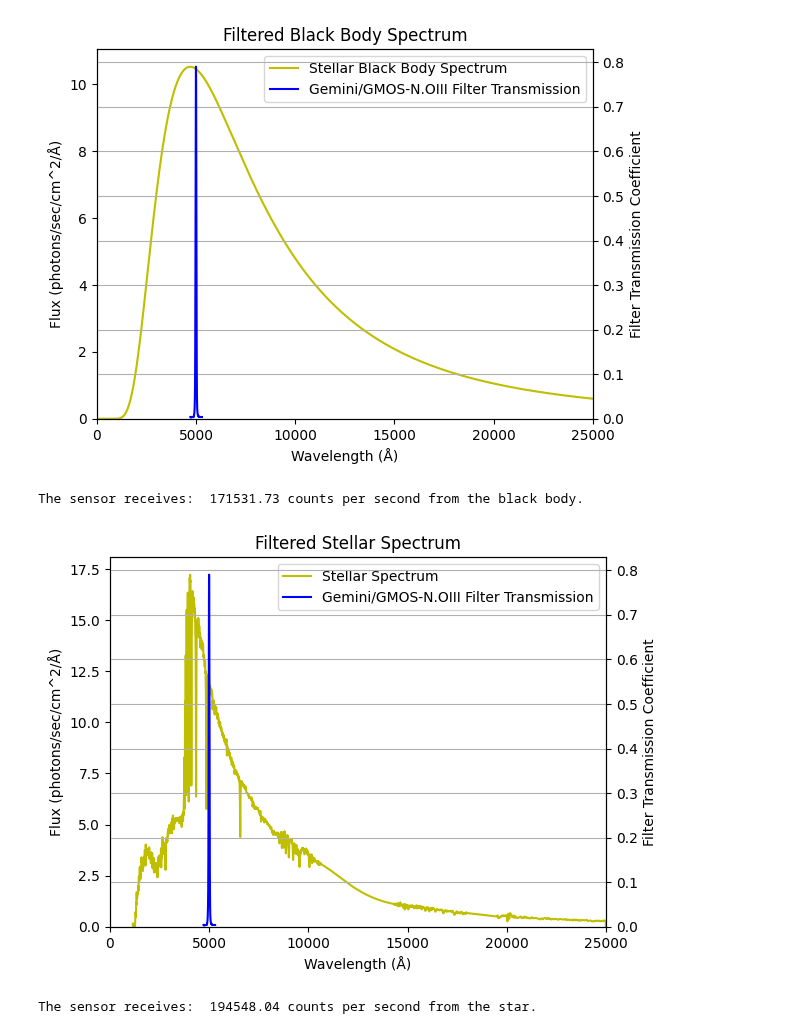
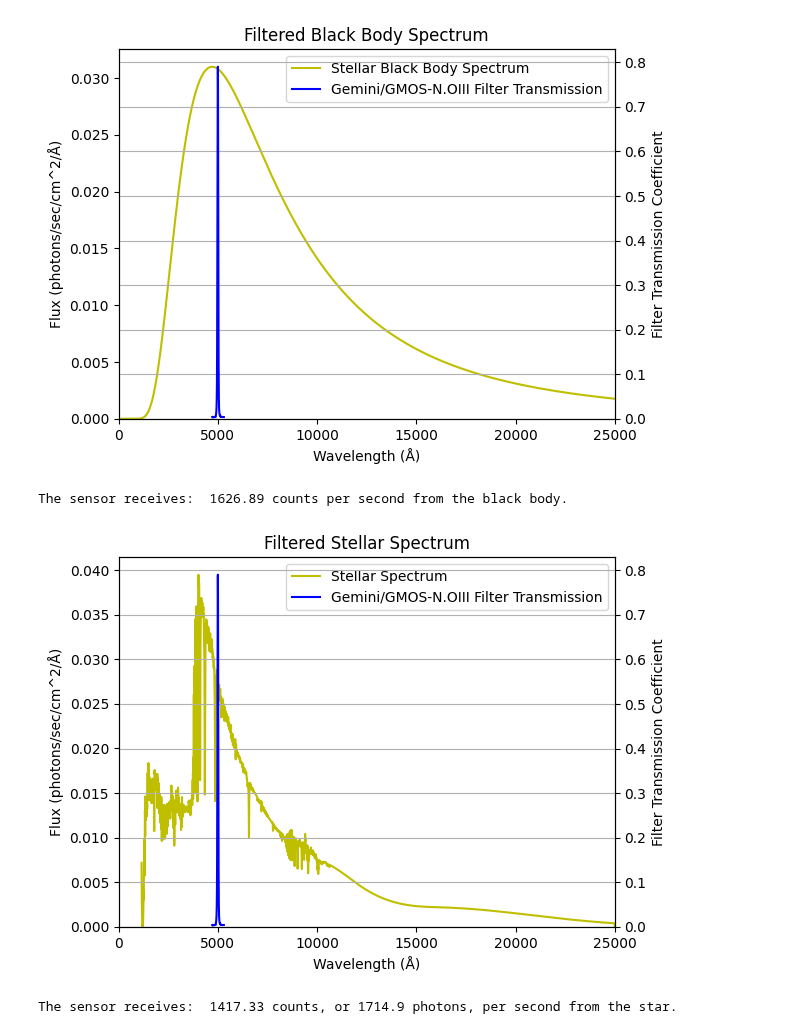
Before and after one commit to RJWier/Glenlea-ETC, a Jupyter notebook: EXPOSURE_TIME_CALCULATOR.ipynb, the cells around one changed output. Drawn from its saved outputs; the diff is of its cells as text; code cells hidden in the pictures.

```diff
--- a/EXPOSURE_TIME_CALCULATOR.ipynb
+++ b/EXPOSURE_TIME_CALCULATOR.ipynb
@@ -17,11 +17,11 @@ from svo_filters import svo
 #=====================SENSOR PARAMETERS===================== Example: ZWO ASI 6200MM (ROI 40x40 px)
 
 pixel_size = 3.76*10**(-6) #in meters
-Q_efficiency = 0.5*0.95 #fraction of incoming photons that elevate electrons in any given pixel by the P.E. effect, accounts for sensor QE = 0.5 , optics transmissivity = 0.95
-read_noise = 1.5 #electrons/pixel
+Q_efficiency = 0.87*0.95 #fraction of incoming photons that elevate electrons in any given pixel by the P.E. effect, accounts for sensor QE = 0.5 , optics transmissivity = 0.95
+read_noise = 1.2 #electrons/pixel
 gain = 0.779 #electrons/ADU
 sensor_offset = 500
-dark_noise = 0.0010 #electrons/second/pixel
+dark_noise = 0.005 #electrons/second/pixel
 full_well = 51000 #maximum number of electrons
 sensor_X = 40 #sensor width in pixels 4007
 sensor_Y = 40 #sensor height in pixels 2671
@@ -31,11 +31,11 @@ sensor_height = sensor_Y*pixel_size #Sensor height in m
 # %%
 #=====================OBSERVATORY PARAMETERS===================== Example: AG Optical FA12 12.5" Harmer Wynne
 
-scope_dia = 0.3175*u.m #telescope diameter in metres
+scope_dia = 0.4318*u.m #telescope diameter in metres
 mirror_area = np.pi*(scope_dia/2)**2
-scope_focal = 1.570 #telescope focal length in meters
+scope_focal = 2.9379 #telescope focal length in meters
 f_ratio = scope_focal/scope_dia #compute focal ratio of the telescope
-plate_scale = 0.488 #arcsec/pixel
+plate_scale = 0.26 #arcsec/pixel
 pixel_area = plate_scale**2 #arcsec^2
 # %%
 #=====================FILTER PARAMETERS===================== Example: SDSS 'g' filter
@@ -64,7 +64,9 @@ obs_type = 1 # 0 FOR EXTENDED SOURCE, 1 FOR POINT SOURCE -----------------------
 #star_dist = 1487.4 #Lightyears #1487.4
 #star_dist_m = star_dist*9.461*10**15 #star distance in meters
 star_temp = 7793*u.K #Temperature in Kelvin (for pure Black Body only)
-star_ab_mag = 5 #Star magnitude in AB magnitudes
+star_mag = 11.6 #Star magnitude in AB magnitudes (If you want to use another magnitude system, define it here and change the bandpass in the stellarSpec function)
+mag_type = 'B' #Filter for magnitude scaling. Default is V filter for photosvisual magnituded system.
+star_type = 'a0iii' #Spectral classificiaton of stars if using stellarSpec
 
 #=====================EXTENDED SOURCE PARAMETERS===================== Example: NGC 7714
 
@@ -76,6 +78,7 @@ ext_class = "NGC7714"
 # Available spectral profiles of extended sources: https://spextra.readthedocs.io/en/latest/spectral_libraries.html#
 
 ext_mag = 12.74 # mag/arcsec^2
+ext_mag_type = 'V'
 
 #Source: http://ned.ipac.caltech.edu/byname?objname=NGC+7714&hconst=67.8&omegam=0.308&omegav=0.692&wmap=4&corr_z=1
 # %%
@@ -132,14 +135,14 @@ def blackBody(starTemp,starMag,mirrorArea,filterName):
 
     return starPhotons
 # %%
-print("The sensor receives: ",round((blackBody(star_temp,star_ab_mag,mirror_area,filter_name)*Q_efficiency).value,2), "counts per second from the black body.")
+print("The sensor receives: ",round((blackBody(star_temp,star_mag,mirror_area,filter_name,mag_type)*Q_efficiency).value,2), "counts per second from the black body.")
 # %% [output]
-[figure, old version]
+[figure, new version]
-The sensor receives:  171531.73 counts per second from the black body.
+The sensor receives:  1626.89 counts per second from the black body.
 # %%
-def stellarSpec(starClass,starMag,mirrorArea,filterName):
+def stellarSpec(starClass,starMag,mirrorArea,filterName,magFilt):
 
-    starSpec = Spextrum("pickles/"+starClass).scale_to_magnitude(amplitude = starMag*u.ABmag, filter_curve='V')
+    starSpec = Spextrum("pickles/"+starClass).scale_to_magnitude(amplitude = starMag*u.ABmag, filter_curve=magFilt)
 
     starPhotons = starSpec.photons_in_range(area=mirrorArea,filter_curve=filterName)
 
@@ -178,8 +181,10 @@ def stellarSpec(starClass,starMag,mirrorArea,filterName):
 
     return starPhotons
 # %%
-print("The sensor receives: ",round(stellarSpec("a2v",star_ab_mag,mirror_area,filter_name,).value*Q_efficiency,2), "counts per second from the star.")
+stellar_spec_photons = stellarSpec(star_type,star_mag,mirror_area,filter_name,mag_type)
+
+print("The sensor receives: ",round(stellar_spec_photons.value*Q_efficiency,2), "counts, or", round(stellar_spec_photons.value,1),"photons, per second from the star.")
 # %% [output]
-[figure, old version]
+[figure, new version]
-The sensor receives:  194548.04 counts per second from the star.
+The sensor receives:  1417.33 counts, or 1714.9 photons, per second from the star.
 # %%
```
Also changed, not shown: parts of 10 cells of this notebook.
